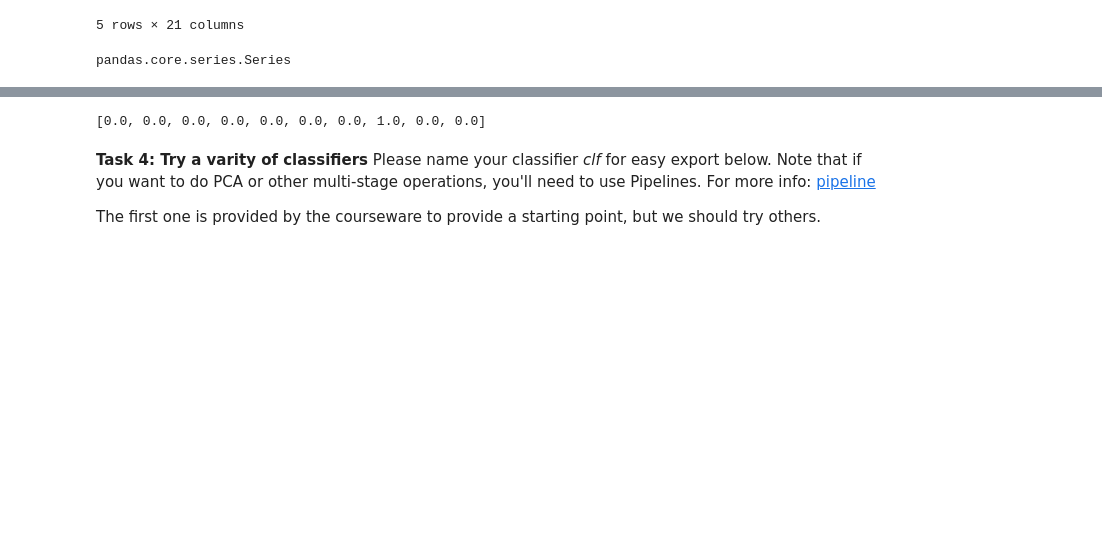
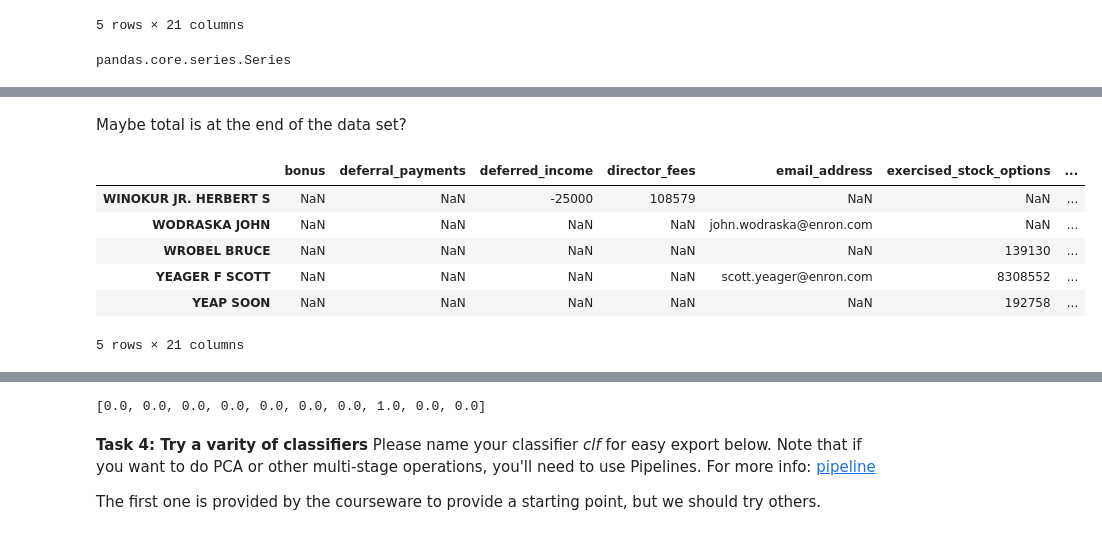
Before and after one commit to michaelreinhard/ud120-projects, a Jupyter notebook: final_project/final_project.ipynb, the cells around one changed output, grey strips where cells are left out. Cells and saved outputs as stored; diff of their text form; code cells hidden in the pictures; blank space fills up the shorter version.

```diff
--- a/final_project/final_project.ipynb
+++ b/final_project/final_project.ipynb
@@ -139,0 +196,12 @@ pandas.core.series.Series
+# %% [markdown]
+Maybe total is at the end of the data set?
+# %%
+df.tail()
+# %% [output]
+|  | bonus | deferral_payments | deferred_income | director_fees | email_address | exercised_stock_options | ... |
+| WINOKUR JR. HERBERT S | NaN | NaN | -25000 | 108579 | NaN | NaN | ... |
+| WODRASKA JOHN | NaN | NaN | NaN | NaN | john.wodraska@enron.com | NaN | ... |
+| WROBEL BRUCE | NaN | NaN | NaN | NaN | NaN | 139130 | ... |
+| YEAGER F SCOTT | NaN | NaN | NaN | NaN | scott.yeager@enron.com | 8308552 | ... |
+| YEAP SOON | NaN | NaN | NaN | NaN | NaN | 192758 | ... |
+5 rows × 21 columns
```
Also changed, not shown: parts of 25 cells of this notebook.
